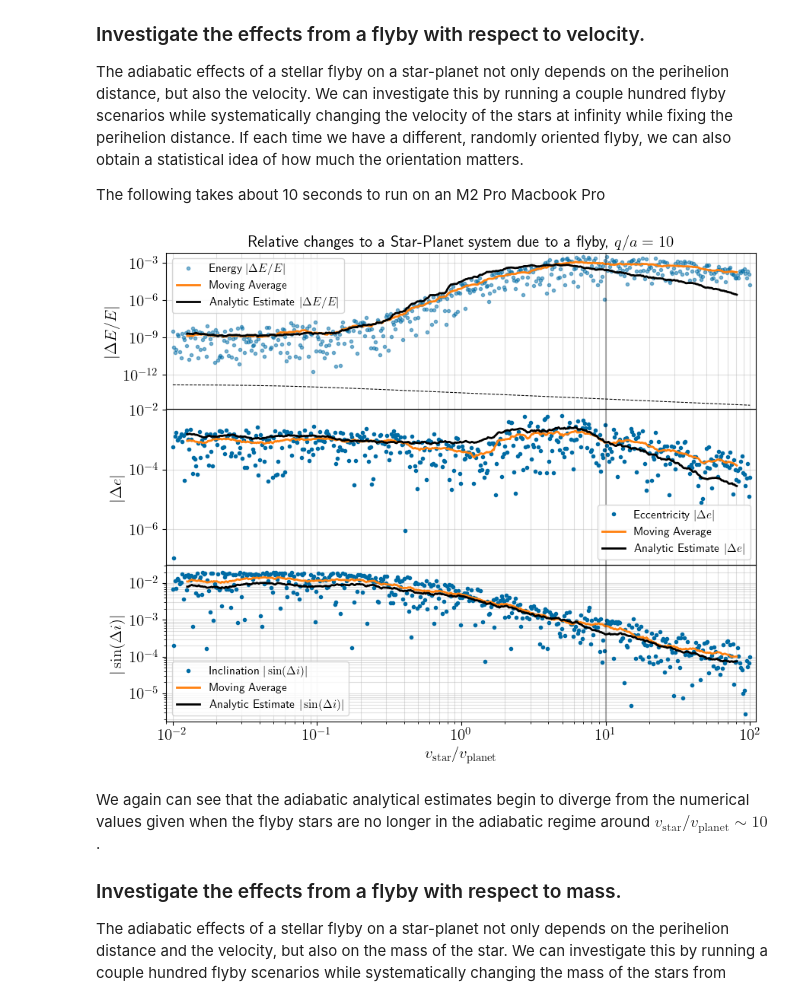
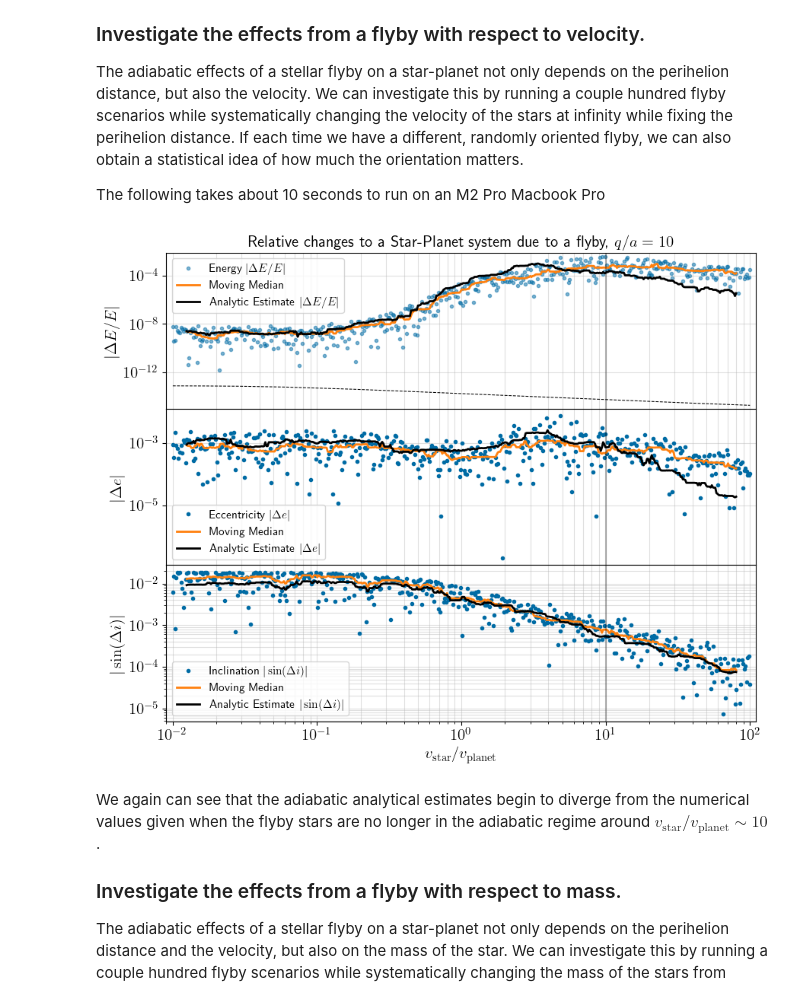
Before and after one commit to zyrxvo/airball, a Jupyter notebook: docs/examples/adiabatic-tests.ipynb, the cells around one changed output. Cells and saved outputs as stored; diff of their text form; code cells hidden in the pictures.

```diff
--- a/docs/examples/adiabatic-tests.ipynb
+++ b/docs/examples/adiabatic-tests.ipynb
@@ -114,11 +115,11 @@ Nflybys = 500
 star_qs = np.logspace(-1, 4, Nflybys) * planet_a
 qda = star_qs/planet_a
 star_bs = airball.tools.vinf_and_q_to_b(mu = airball.tools.gravitational_mu(sim, star), star_q = star_qs, star_v=star.v)
-stars = airball.Stars(m=star.m, b=star_bs, v=star.v)
+stars = airball.Stars(m=star.m, b=star_bs, v=star.v, seed=0)
 RMAX = 4.5e5 * u.au
 
 sims = [setup() for i in range(Nflybys)]
-sim_results = airball.flybys(sims, stars, hybrid=True, rmax=RMAX, overwrite=False)
+sim_results = airball.hybrid_flybys(sims, stars, rmax=RMAX, overwrite=False)
 
 est_dE = np.abs(airball.analytic.relative_energy_change(setup(), stars))
 est_de = np.abs(airball.analytic.eccentricity_change_adiabatic_estimate(setup(), stars, rmax=RMAX))
@@ -187,11 +188,11 @@ star_vs = np.logspace(np.log10(planet_v.value * 1e-2), np.log10(planet_v.value *
 star_bs = airball.tools.vinf_and_q_to_b(mu = airball.tools.gravitational_mu(sim, star), star_q = qFrac * planet_a, star_v=star_vs)
 
 sims = [setup() for i in range(Nflybys)]
-stars = airball.Stars(m=star.m, b=star_bs, v=star_vs)
+stars = airball.Stars(m=star.m, b=star_bs, v=star_vs, seed=1)
 vs_v = stars.v/planet_v
 RMAX = 1e5*u.au
 
-sim_results = airball.flybys(sims, stars, hybrid=True, rmax=RMAX, overwrite=False)
+sim_results = airball.hybrid_flybys(sims, stars, rmax=RMAX, overwrite=False)
 
 est_dE = np.abs(airball.analytic.relative_energy_change(setup(), stars))
 est_de = np.abs(airball.analytic.eccentricity_change_adiabatic_estimate(setup(), stars, rmax=RMAX))
@@ -210,37 +211,37 @@ n = 25
 plt.rcParams.update({'font.size': 15})
 fig,ax = plt.subplots(3,1, figsize=(10,8), sharex=True)
 ax[0].set_title(rf'Relative changes to a Star-Planet system due to a flyby, $q/a={{{qFrac}}}$', font={'size':15})
 
 ax[0].loglog(vs_v, dE, 'C0.', alpha=0.5, label=r'Energy $|\Delta E/E|$')
-ax[0].loglog(ma(vs_v, n=n), ma(dE, n, 'nan'), 'C1-', lw=2, label='Moving Average')
+ax[0].loglog(ma(vs_v, n=n), ma(dE, n, 'nan'), 'C1-', lw=2, label='Moving Median')
 ax[0].loglog(ma(vs_v, n), ma(est_dE, n, 'nan'), 'k-', lw=2, label=r'Analytic Estimate $|\Delta E/E|$')
 ax[0].loglog(vs_v, floor, 'k--', lw=0.75)
 ax[0].axhline(y=1, ls=':', c='k')
 ax[0].set_ylabel(r'$|\Delta E/E|$')
 ax[0].set_xlim([np.min(vs_v)*0.9, np.max(vs_v)*1.1])
 ax[0].set_ylim([np.min([dE, floor])/2, np.max(dE)*2])
 
 ax[1].loglog(vs_v, de, 'C0.', label=r'Eccentricity $|\Delta e|$')
-ax[1].loglog(ma(vs_v, n), ma(de, n, 'nan'), 'C1-', lw=2, label='Moving Average')
+ax[1].loglog(ma(vs_v, n), ma(de, n, 'nan'), 'C1-', lw=2, label='Moving Median')
 ax[1].loglog(ma(vs_v, n), ma(est_de, n, 'nan'), 'k-', lw=2, label=r'Analytic Estimate $|\Delta e|$')
 ax[1].set_ylabel(r'$|\Delta e|$')
 
 ax[2].loglog(vs_v, di, 'C0.', label=r'Inclination $|\sin(\Delta i)|$')
-ax[2].loglog(ma(vs_v, n), ma(di, n, 'nan'), 'C1-', lw=2, label='Moving Average')
+ax[2].loglog(ma(vs_v, n), ma(di, n, 'nan'), 'C1-', lw=2, label='Moving Median')
 ax[2].loglog(ma(vs_v, n), ma(est_di, n, 'nan'), 'k-', lw=2, label=r'Analytic Estimate $|\sin(\Delta i)|$')
 ax[2].set_ylabel(r'$|\sin(\Delta i)|$')
 ax[2].set_xlabel(r'$v_\mathrm{star}/v_\mathrm{planet}$')
 
 for i in range(3):
     ax[i].axvline(10, c='k', alpha=0.3)
     ax[i].legend(prop={'size': 11})
     ax[i].xaxis.grid(True, which='both', alpha=0.4)
     ax[i].yaxis.grid(True, which='both', alpha=0.4)
 
 plt.subplots_adjust(hspace=0.)
 plt.show()
 # %% [output]
-[figure, old version]
+[figure, new version]
 # %% [markdown]
 We again can see that the adiabatic analytical estimates begin to diverge from the numerical values given when the flyby stars are no longer in the adiabatic regime around $v_\mathrm{star}/v_\mathrm{planet} \sim 10$.
 
```
Also changed, not shown: parts of 8 cells of this notebook, 9 other files.
